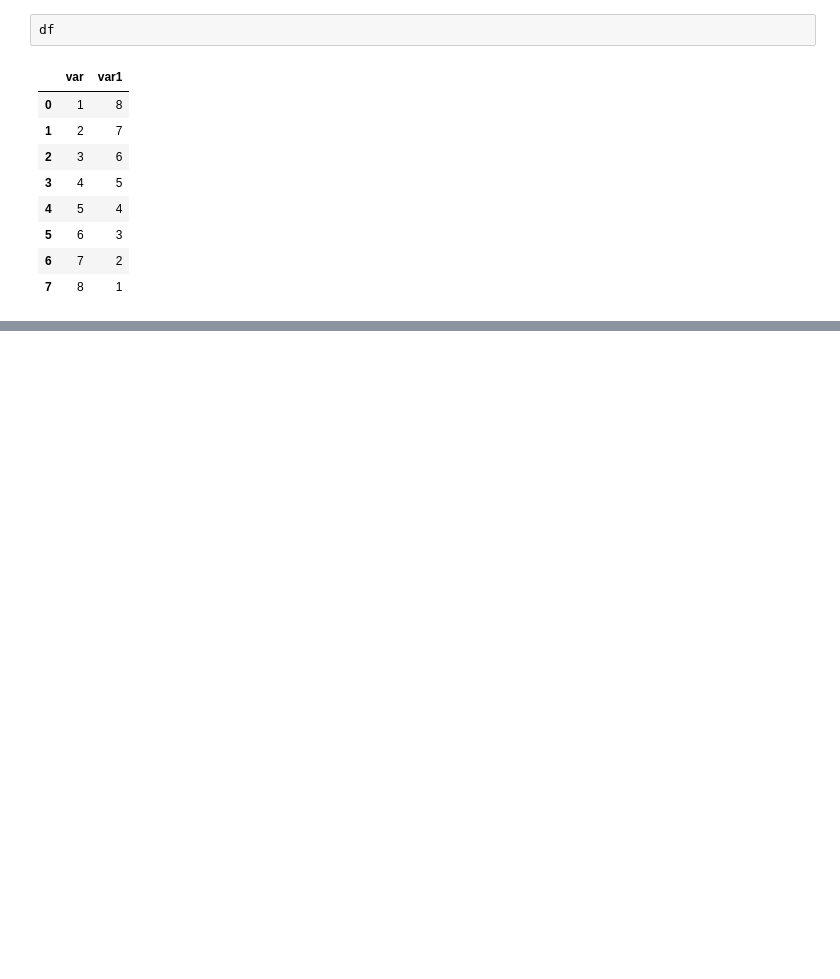
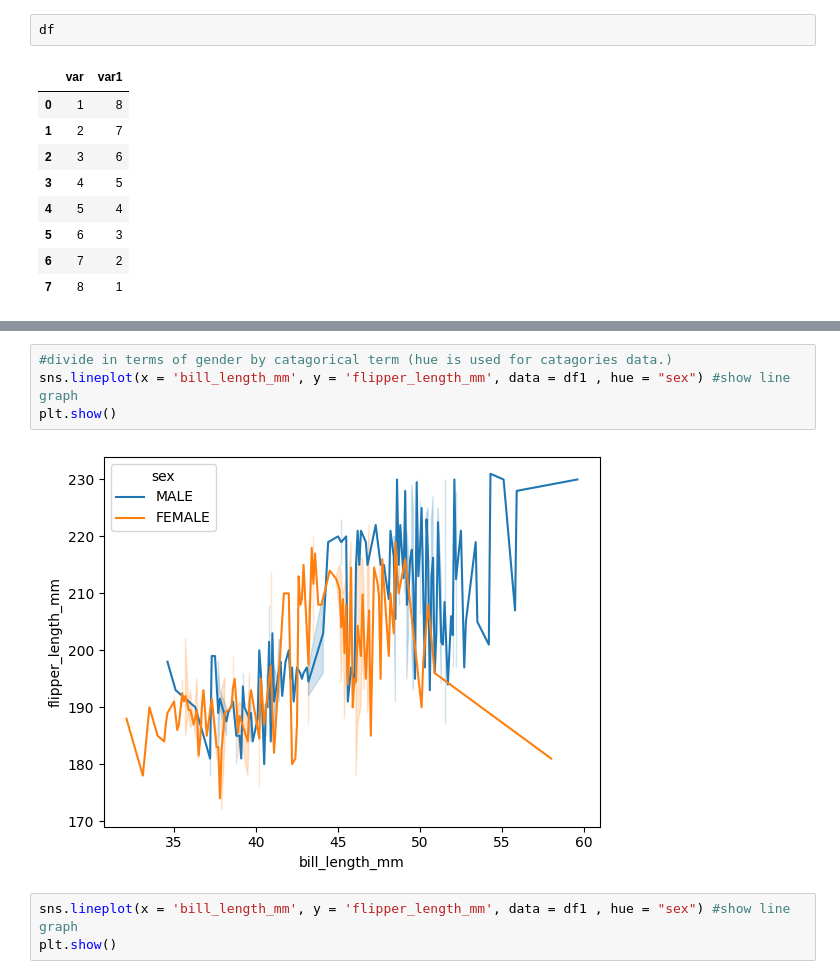
Before and after one commit to RichaSinghhh/Python, a Jupyter notebook: Seaborn.ipynb, the cells around one changed output, grey strips where cells are left out. Drawn from its saved outputs; the diff is of its cells as text; blank space fills up the shorter version.

```diff
--- a/Seaborn.ipynb
+++ b/Seaborn.ipynb
@@ -46,0 +74,9 @@ df
+# %%
+#divide in terms of gender by catagorical term (hue is used for catagories data.)
+sns.lineplot(x = 'bill_length_mm', y = 'flipper_length_mm', data = df1 , hue = "sex") #show line graph
+plt.show()
+# %% [output]
+[figure, added]
+# %%
+sns.lineplot(x = 'bill_length_mm', y = 'flipper_length_mm', data = df1 , hue = "sex") #show line graph
+plt.show()
```
Also changed, not shown: parts of 3 cells of this notebook.
